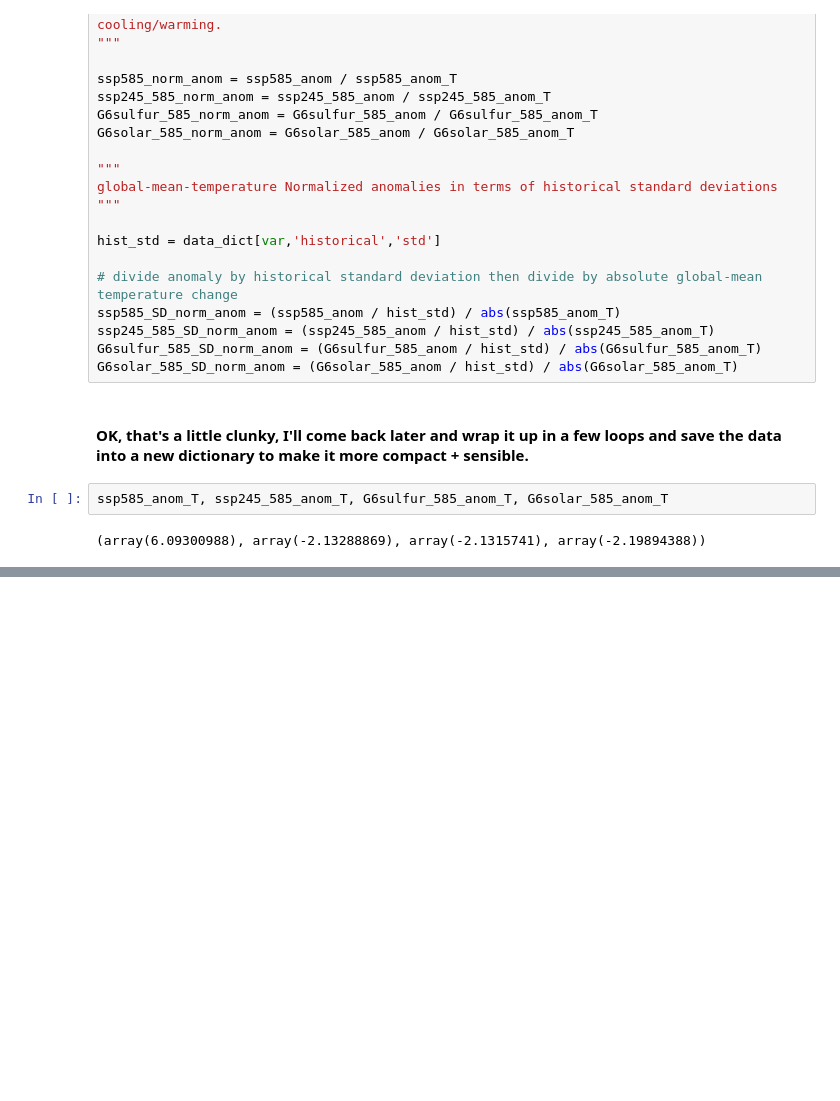
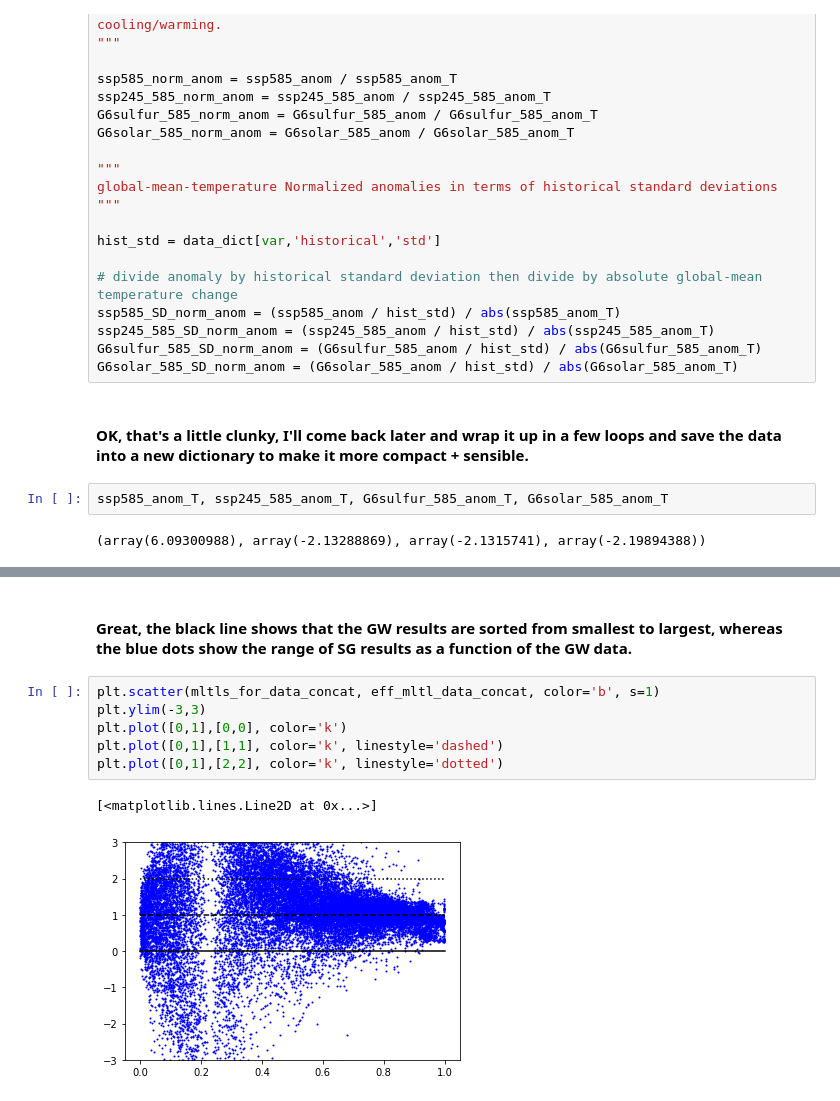
Before and after one commit to pjirvine/xarray_example, a Jupyter notebook: efficacy_metric.ipynb, the cells around one changed output, grey strips where cells are left out. Saved outputs shown, nothing was run; the diff lists cells and outputs as text; blank space fills up the shorter version.

```diff
--- a/efficacy_metric.ipynb
+++ b/efficacy_metric.ipynb
@@ -299,0 +352,11 @@ milltile_centres[sign_where[0][1]]
+# %% [markdown]
+#### Great, the black line shows that the GW results are sorted from smallest to largest, whereas the blue dots show the range of SG results as a function of the GW data.
+# %%
+plt.scatter(mltls_for_data_concat, eff_mltl_data_concat, color='b', s=1)
+plt.ylim(-3,3)
+plt.plot([0,1],[0,0], color='k')
+plt.plot([0,1],[1,1], color='k', linestyle='dashed')
+plt.plot([0,1],[2,2], color='k', linestyle='dotted')
+# %% [output]
+[<matplotlib.lines.Line2D at 0x...>]
+[figure, added]
```
Also changed, not shown: parts of 32 cells of this notebook, 1 other file.
